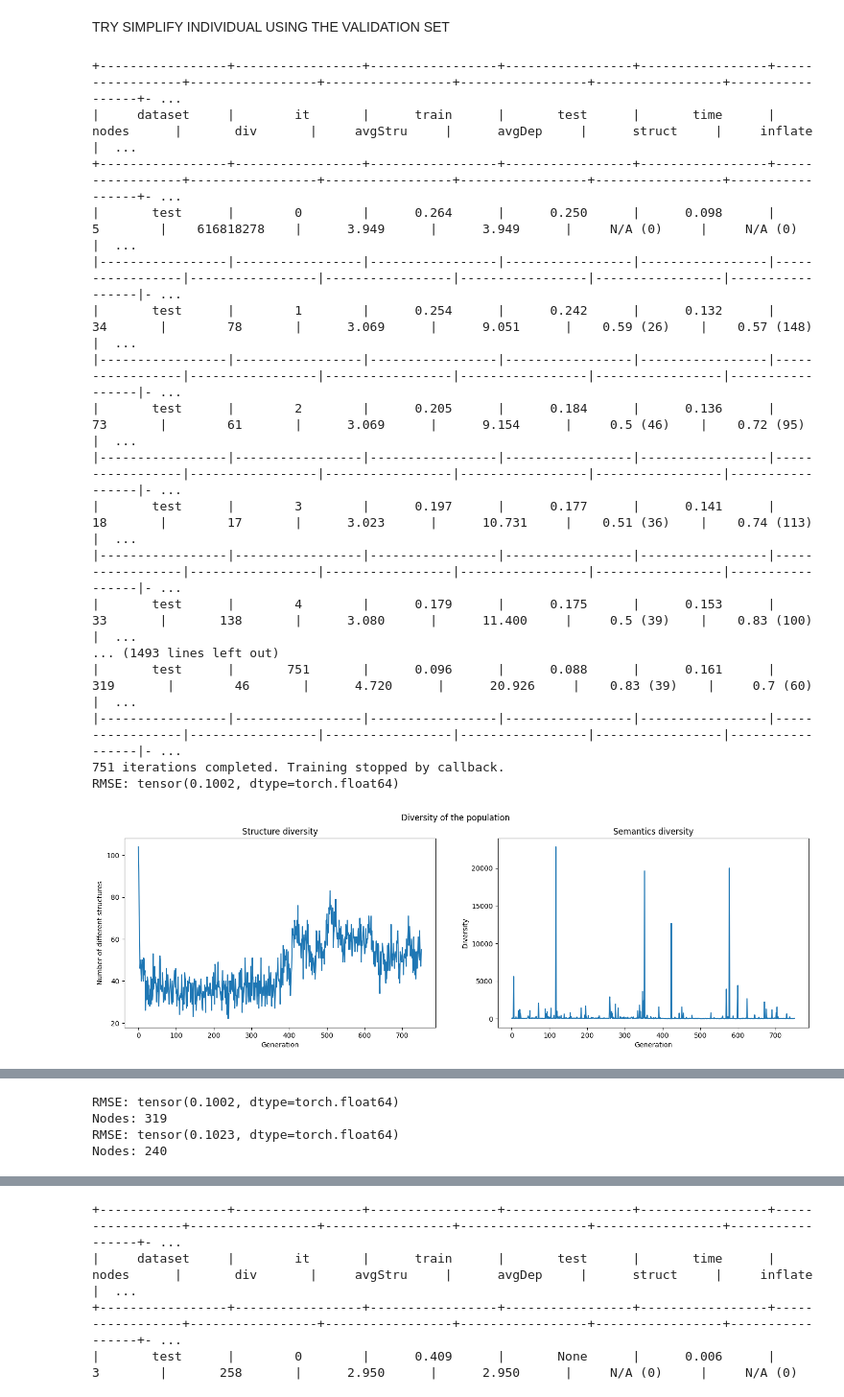
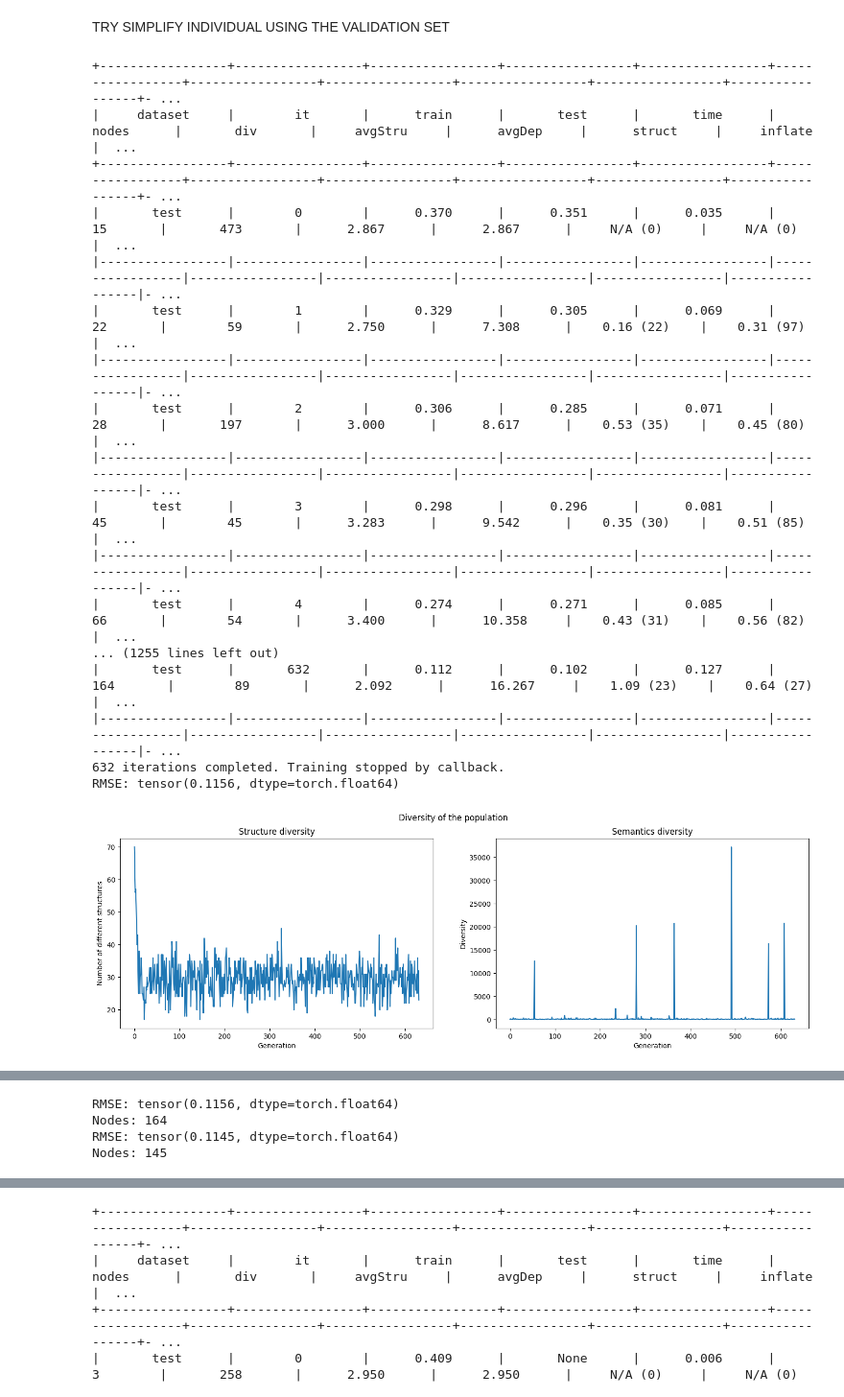
Before and after one commit to amarmate/SLIM-TEST-LITE, a Jupyter notebook: struct_mutation_helper.ipynb, the cells around one changed output, grey strips where cells are left out. Shown at 96% size. Saved outputs shown, nothing was run; the diff lists cells and outputs as text; code cells hidden in the pictures.

Commit message:
updated structure mutation
diz implemented

```diff
--- a/struct_mutation_helper.ipynb
+++ b/struct_mutation_helper.ipynb
@@ -25,55 +25,55 @@ datasets = [globals()[i] for i in globals() if 'load' in i][2:]
 # %% [markdown]
 TRY SIMPLIFY INDIVIDUAL USING THE VALIDATION SET
 # %%
-seed = 0
+seed = 50
 
-X,y = datasets[7]()  # Concrete strenght dataset
+X,y = datasets[2]()  # AIRFOIL
 # Scale
 scaler_X, scaler_y = MinMaxScaler(), MinMaxScaler()
-X_train, X_test, y_train, y_test = train_test_split(X, y, p_test=0.3, seed=0)
-X_val, X_test, y_val, y_test = train_test_split(X_test, y_test, p_test=0.5, seed=0)
+X_train, X_test, y_train, y_test = train_test_split(X, y, p_test=0.2, seed=0)
+X_val, X_test, y_val, y_test = train_test_split(X_test, y_test, p_test=0.75, seed=0)
 X_train = torch.tensor(scaler_X.fit_transform(X_train))
 y_train = torch.tensor(scaler_y.fit_transform(y_train.reshape(-1,1))).flatten()
 X_val = torch.tensor(scaler_X.transform(X_val))
 y_val = torch.tensor(scaler_y.transform(y_val.reshape(-1,1))).flatten()
 X_test = torch.tensor(scaler_X.transform(X_test))
 y_test = torch.tensor(scaler_y.transform(y_test.reshape(-1,1))).flatten()
 
 agelog = LogAge()
 divlog = LogDiversity()
 fitlog = LogFitness()
-early_stop = EarlyStopping_train(patience=115)
+early_stop = EarlyStopping_train(patience=100)
 
 example_tree, population = slim(X_train=X_train, y_train=y_train, X_test=X_val, y_test=y_val,
                     dataset_name='test', test_elite=True, slim_version='SLIM*SIG1',
-                    max_depth=21, init_depth=7, pop_size=175, n_iter=2000, seed=seed, fitness_sharing=False, verbose=1,
-                    p_inflate=0.5, p_struct=0.25, # selector='lexicase',
-                    prob_const=0.125, struct_mutation=True, decay_rate=0, p_xo=0,
+                    max_depth=17, init_depth=4, pop_size=120, n_iter=900, seed=seed, fitness_sharing=False, verbose=1,
+                    p_inflate=0.7, p_struct=0.25, # selector='lexicase',
+                    prob_const=0.2, struct_mutation=True, decay_rate=0.3, p_xo=0,
                     callbacks=[agelog, divlog, fitlog, early_stop],
-                    depth_distribution='uniform', tournament_size=3, full_return=True, timeout=200,
+                    depth_distribution='diz', tournament_size=3, full_return=True, timeout=200,
     )
 
 preds = example_tree.predict(X_test)
 print('RMSE:', rmse(preds, y_test))
 
 divlog.plot_diversity()
 fitlog.plot_fitness()
 # %% [output]
 +-----------------+-----------------+-----------------+-----------------+-----------------+-----------------+-----------------+-----------------+-----------------+-----------------+-----------------+- ...
 |     dataset     |        it       |      train      |       test      |       time      |      nodes      |       div       |     avgStru     |      avgDep     |      struct     |     inflate     |  ...
 +-----------------+-----------------+-----------------+-----------------+-----------------+-----------------+-----------------+-----------------+-----------------+-----------------+-----------------+- ...
-|       test      |        0        |      0.264      |      0.250      |      0.098      |        5        |    616818278    |      3.949      |      3.949      |     N/A (0)     |     N/A (0)     |  ...
+|       test      |        0        |      0.370      |      0.351      |      0.035      |        15       |       473       |      2.867      |      2.867      |     N/A (0)     |     N/A (0)     |  ...
 |-----------------|-----------------|-----------------|-----------------|-----------------|-----------------|-----------------|-----------------|-----------------|-----------------|-----------------|- ...
-|       test      |        1        |      0.254      |      0.242      |      0.132      |        34       |        78       |      3.069      |      9.051      |    0.59 (26)    |    0.57 (148)   |  ...
+|       test      |        1        |      0.329      |      0.305      |      0.069      |        22       |        59       |      2.750      |      7.308      |    0.16 (22)    |    0.31 (97)    |  ...
 |-----------------|-----------------|-----------------|-----------------|-----------------|-----------------|-----------------|-----------------|-----------------|-----------------|-----------------|- ...
-|       test      |        2        |      0.205      |      0.184      |      0.136      |        73       |        61       |      3.069      |      9.154      |     0.5 (46)    |    0.72 (95)    |  ...
+|       test      |        2        |      0.306      |      0.285      |      0.071      |        28       |       197       |      3.000      |      8.617      |    0.53 (35)    |    0.45 (80)    |  ...
 |-----------------|-----------------|-----------------|-----------------|-----------------|-----------------|-----------------|-----------------|-----------------|-----------------|-----------------|- ...
-|       test      |        3        |      0.197      |      0.177      |      0.141      |        18       |        17       |      3.023      |      10.731     |    0.51 (36)    |    0.74 (113)   |  ...
+|       test      |        3        |      0.298      |      0.296      |      0.081      |        45       |        45       |      3.283      |      9.542      |    0.35 (30)    |    0.51 (85)    |  ...
 |-----------------|-----------------|-----------------|-----------------|-----------------|-----------------|-----------------|-----------------|-----------------|-----------------|-----------------|- ...
-|       test      |        4        |      0.179      |      0.175      |      0.153      |        33       |       138       |      3.080      |      11.400     |     0.5 (39)    |    0.83 (100)   |  ...
-... (1493 lines left out)
-|       test      |       751       |      0.096      |      0.088      |      0.161      |       319       |        46       |      4.720      |      20.926     |    0.83 (39)    |     0.7 (60)    |  ...
+|       test      |        4        |      0.274      |      0.271      |      0.085      |        66       |        54       |      3.400      |      10.358     |    0.43 (31)    |    0.56 (82)    |  ...
+... (1255 lines left out)
+|       test      |       632       |      0.112      |      0.102      |      0.127      |       164       |        89       |      2.092      |      16.267     |    1.09 (23)    |    0.64 (27)    |  ...
 |-----------------|-----------------|-----------------|-----------------|-----------------|-----------------|-----------------|-----------------|-----------------|-----------------|-----------------|- ...
-751 iterations completed. Training stopped by callback.
-RMSE: tensor(0.1002, dtype=torch.float64)
+632 iterations completed. Training stopped by callback.
+RMSE: tensor(0.1156, dtype=torch.float64)
-[figure, old version]
+[figure, new version]
@@ -83,12 +83,12 @@ preds = example_tree.predict(X_test)
 print('RMSE:', rmse(preds, y_test))
 print('Nodes:', example_tree.nodes_count)
 
-example_tree_ = simplify_individual(example_tree, y_val, X_val, threshold=0.01)
+example_tree_ = simplify_individual(example_tree, y_val, X_val, threshold=0.0)
 preds_ = example_tree_.predict(X_test)
 print('RMSE:', rmse(preds_, y_test))
 print('Nodes:', example_tree_.nodes_count)
 # %% [output]
-RMSE: tensor(0.1002, dtype=torch.float64)
-Nodes: 319
-RMSE: tensor(0.1023, dtype=torch.float64)
-Nodes: 240
+RMSE: tensor(0.1156, dtype=torch.float64)
+Nodes: 164
+RMSE: tensor(0.1145, dtype=torch.float64)
+Nodes: 145
```
Also changed, not shown: parts of 10 cells of this notebook, 4 other files.
